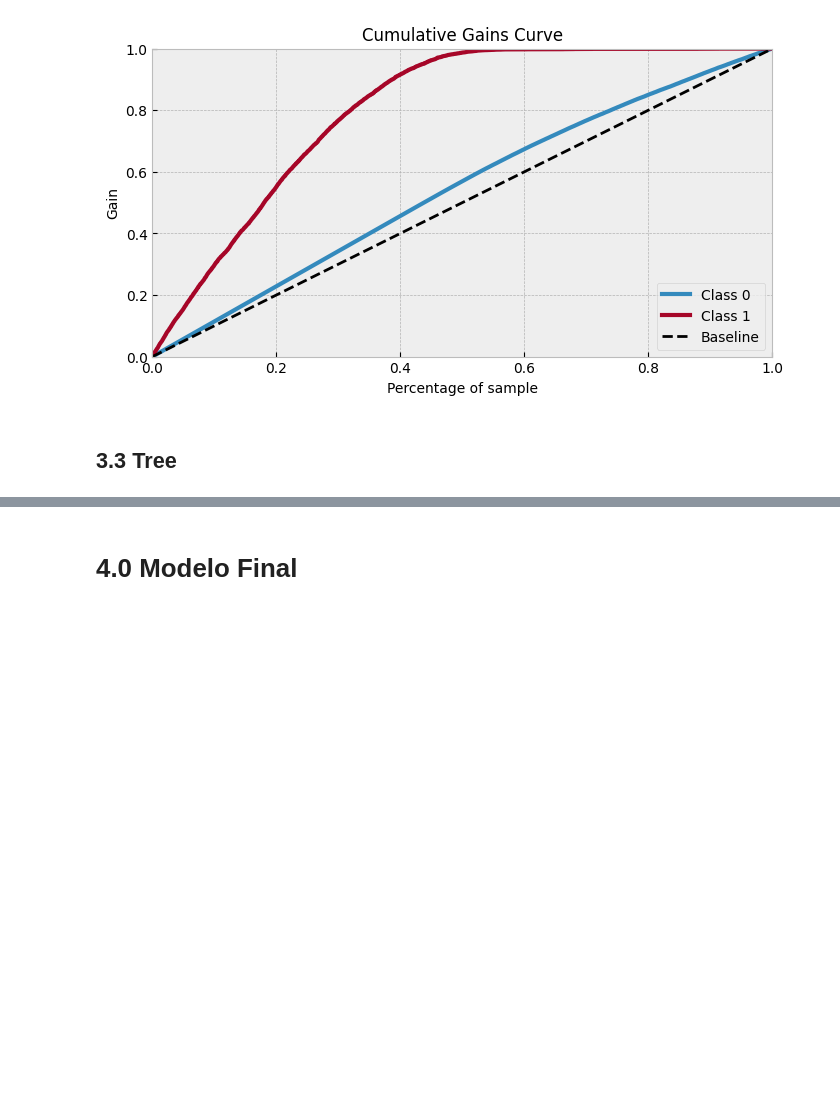
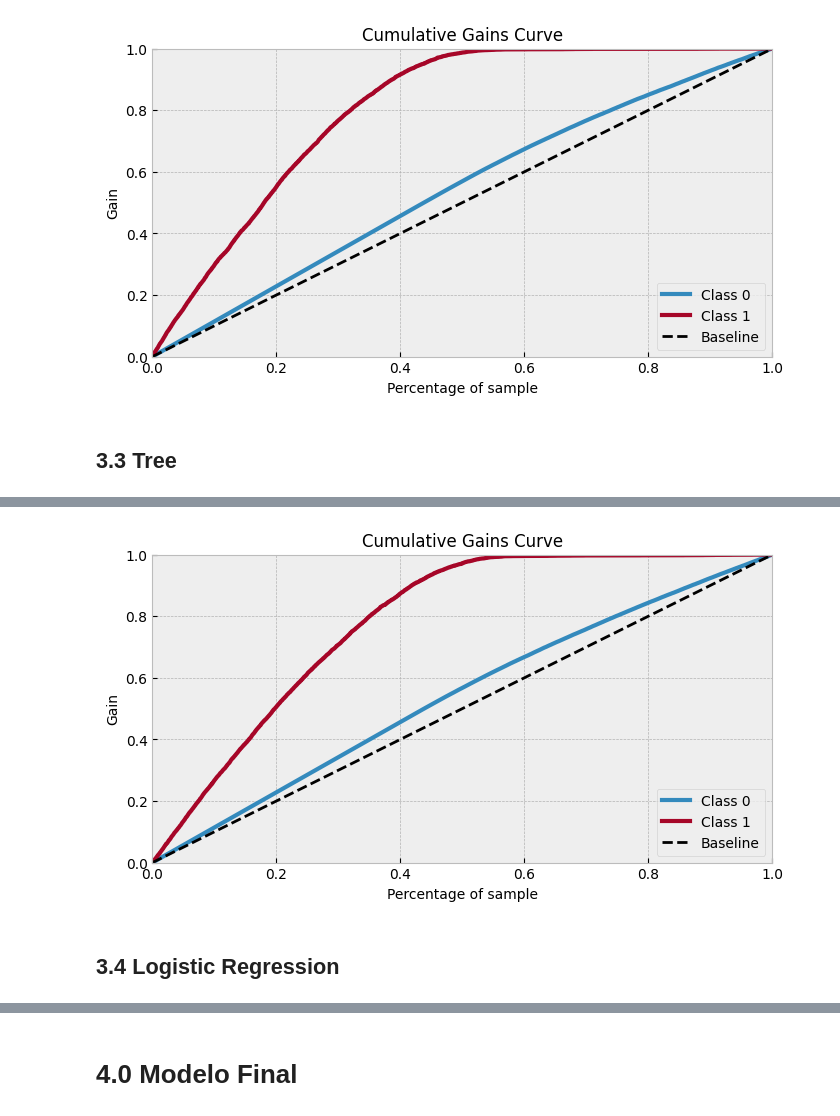
Before and after one commit to Gabrielnbr/estudo_pa004, a Jupyter notebook: notebooks/7.treinamento-modelo-calssificacao.ipynb, the cells around one changed output, grey strips where cells are left out. Cells and saved outputs as stored; diff of their text form; code cells hidden in the pictures; blank space fills up the shorter version.

```diff
--- a/notebooks/7.treinamento-modelo-calssificacao.ipynb
+++ b/notebooks/7.treinamento-modelo-calssificacao.ipynb
@@ -198,0 +251,7 @@ with plt.rc_context({'figure.figsize': (8, 4), 'font.size': 10}):
+# %%
+rf_model.fit(x_treino_teste, y_treino_teste)
+
+y_proba_rf_2 = rf_model.predict_proba(x_validacao)
+
+print("Log Loss: ", log_loss(y_validacao, y_proba_rf_2))
+print("Brier Score: ", brier_score_loss(y_validacao, y_proba_rf_2[:,1]))
@@ -198,0 +261,8 @@ with plt.rc_context({'figure.figsize': (8, 4), 'font.size': 10}):
+# %%
+with plt.rc_context({'figure.figsize': (8, 4), 'font.size': 10}):
+    skplt.metrics.plot_cumulative_gain(y_validacao, y_proba_rf_2)
+    plt.show()
+# %% [output]
+[figure, added]
+# %% [markdown]
+## 3.4 Logistic Regression
```
Also changed, not shown: parts of 24 cells of this notebook, 12 other files.
